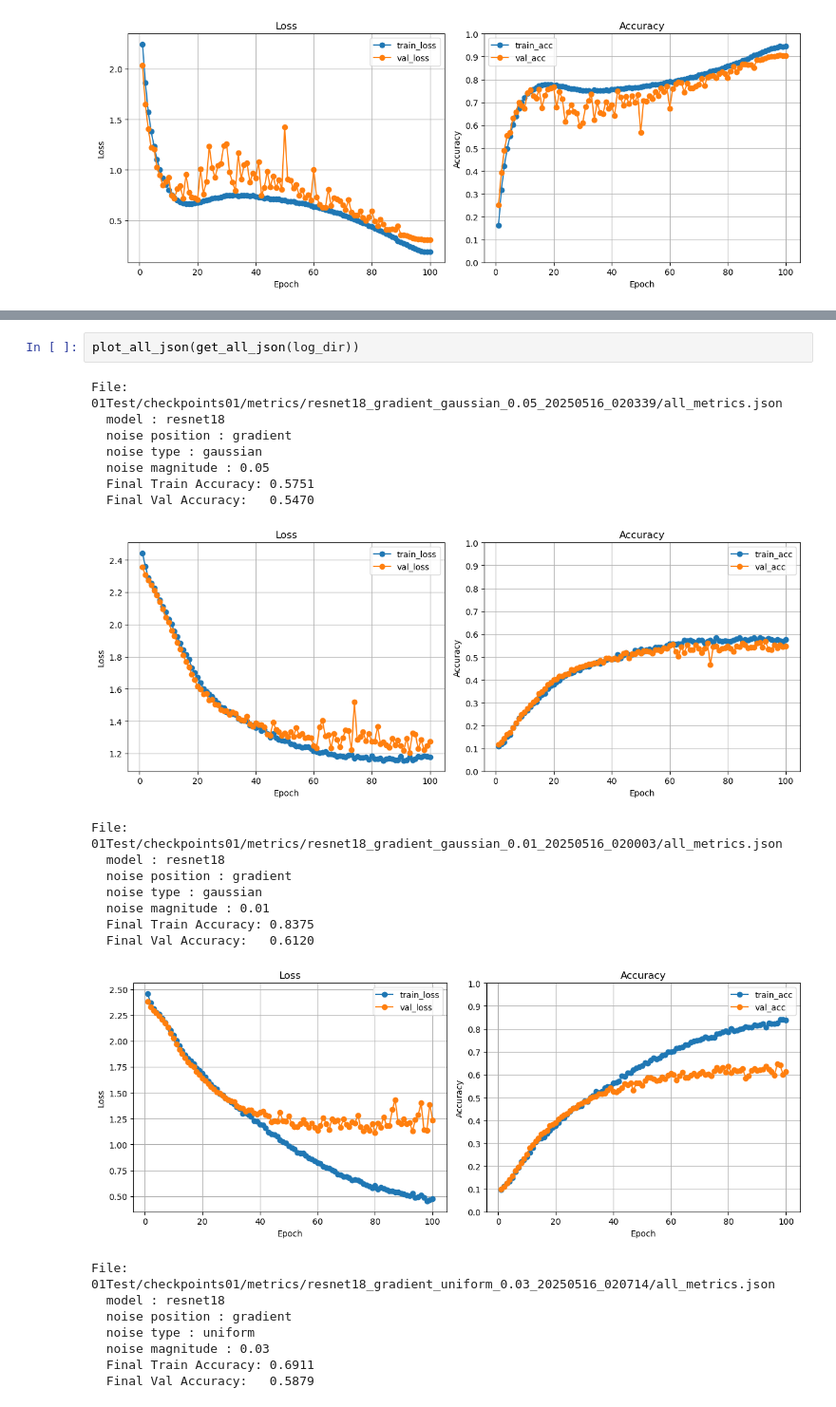
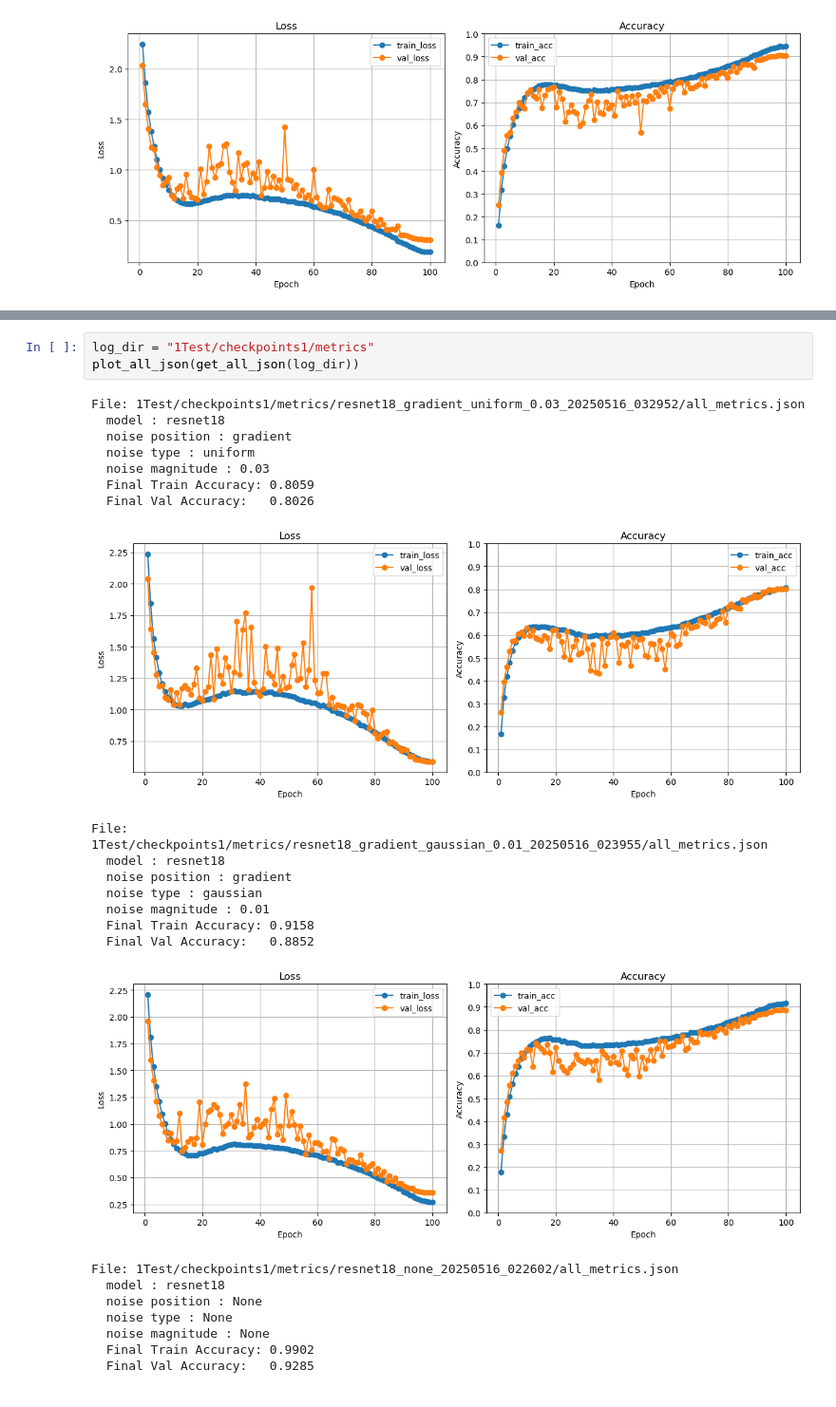
Before and after one commit to AdrienFeillard/OptML_project, a Jupyter notebook: plots.ipynb, the cells around one changed output, grey strips where cells are left out. Shown at 95% size. Cells and saved outputs as stored; diff of their text form.

Commit message:
new plot results

```diff
--- a/plots.ipynb
+++ b/plots.ipynb
@@ -118,26 +160,27 @@ log_dir = "01Test/checkpoints01/metrics"
 # %%
+log_dir = "1Test/checkpoints1/metrics"
 plot_all_json(get_all_json(log_dir))
 # %% [output]
-File: 01Test/checkpoints01/metrics/resnet18_gradient_gaussian_0.05_20250516_020339/all_metrics.json
+File: 1Test/checkpoints1/metrics/resnet18_gradient_uniform_0.03_20250516_032952/all_metrics.json
   model : resnet18
   noise position : gradient
-  noise type : gaussian
-  noise magnitude : 0.05
-  Final Train Accuracy: 0.5751
-  Final Val Accuracy:   0.5470
+  noise type : uniform
+  noise magnitude : 0.03
+  Final Train Accuracy: 0.8059
+  Final Val Accuracy:   0.8026
-[figure, old version]
+[figure, new version]
-File: 01Test/checkpoints01/metrics/resnet18_gradient_gaussian_0.01_20250516_020003/all_metrics.json
+File: 1Test/checkpoints1/metrics/resnet18_gradient_gaussian_0.01_20250516_023955/all_metrics.json
   model : resnet18
   noise position : gradient
   noise type : gaussian
   noise magnitude : 0.01
-  Final Train Accuracy: 0.8375
-  Final Val Accuracy:   0.6120
+  Final Train Accuracy: 0.9158
+  Final Val Accuracy:   0.8852
-[figure, old version]
+[figure, new version]
-File: 01Test/checkpoints01/metrics/resnet18_gradient_uniform_0.03_20250516_020714/all_metrics.json
+File: 1Test/checkpoints1/metrics/resnet18_none_20250516_022602/all_metrics.json
   model : resnet18
-  noise position : gradient
-  noise type : uniform
-  noise magnitude : 0.03
-  Final Train Accuracy: 0.6911
-  Final Val Accuracy:   0.5879
+  noise position : None
+  noise type : None
+  noise magnitude : None
+  Final Train Accuracy: 0.9902
+  Final Val Accuracy:   0.9285
```
Also changed, not shown: parts of 2 cells of this notebook.
